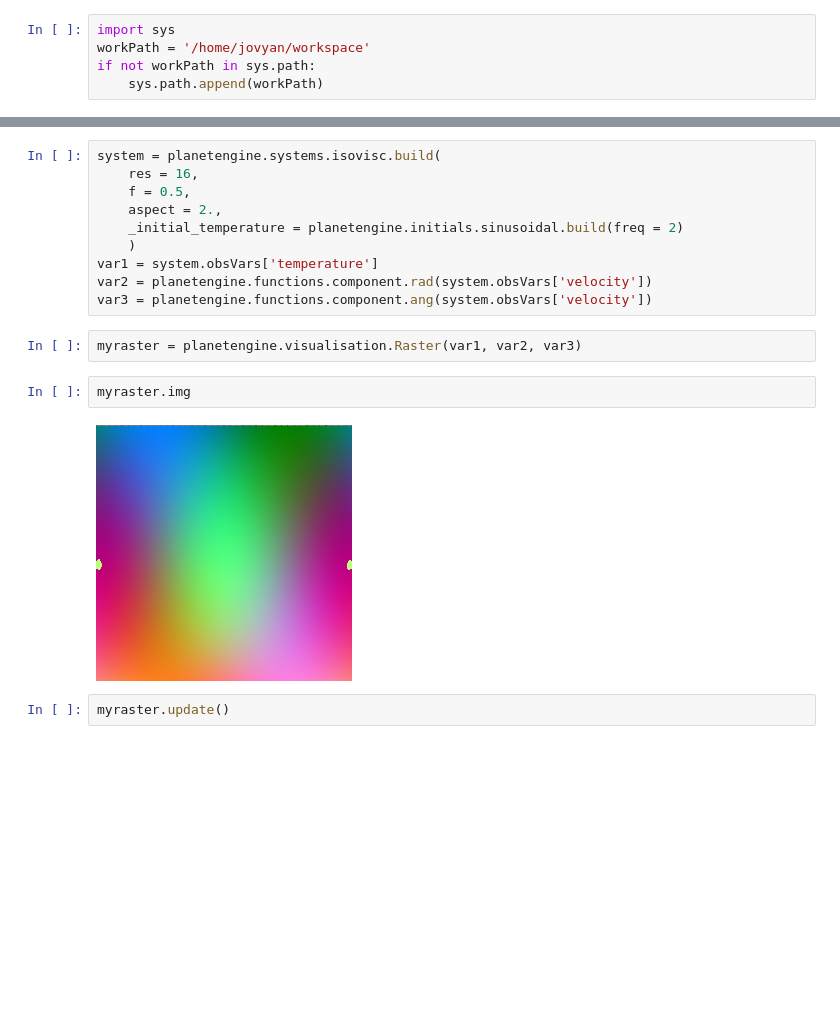
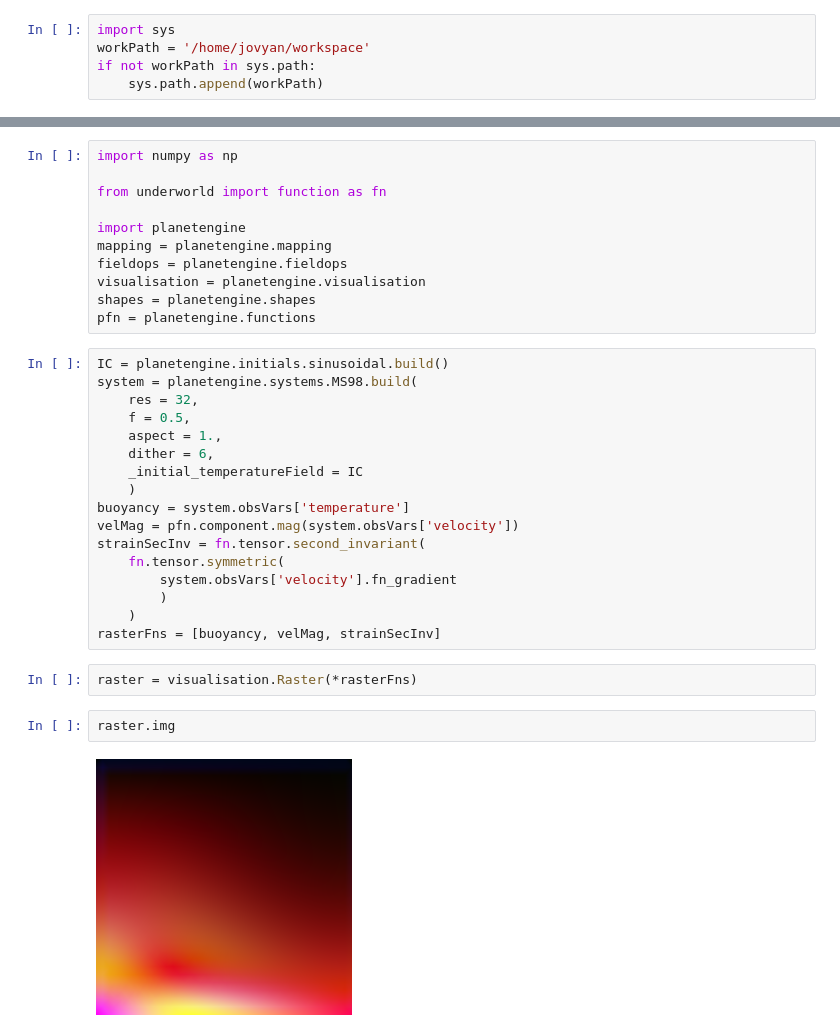
Before and after one commit to rsbyrne/codework, a Jupyter notebook: working_072d_raster.ipynb, the cells around one changed output, grey strips where cells are left out. Cells and saved outputs as stored; diff of their text form; blank space fills up the shorter version.

```diff
--- a/working_072d_raster.ipynb
+++ b/working_072d_raster.ipynb
@@ -8,18 +6,34 @@ import planetengine
-# %%
-system = planetengine.systems.isovisc.build(
-    res = 16,
-    f = 0.5,
-    aspect = 2.,
-    _initial_temperature = planetengine.initials.sinusoidal.build(freq = 2)
-    )
-var1 = system.obsVars['temperature']
-var2 = planetengine.functions.component.rad(system.obsVars['velocity'])
-var3 = planetengine.functions.component.ang(system.obsVars['velocity'])
-# %%
-myraster = planetengine.visualisation.Raster(var1, var2, var3)
+# %%
+import numpy as np
+
+from underworld import function as fn
+
+import planetengine
+mapping = planetengine.mapping
+fieldops = planetengine.fieldops
+visualisation = planetengine.visualisation
+shapes = planetengine.shapes
+pfn = planetengine.functions
+# %%
+IC = planetengine.initials.sinusoidal.build()
+system = planetengine.systems.MS98.build(
+    res = 32,
+    f = 0.5,
+    aspect = 1.,
+    dither = 6,
+    _initial_temperatureField = IC
+    )
+buoyancy = system.obsVars['temperature']
+velMag = pfn.component.mag(system.obsVars['velocity'])
+strainSecInv = fn.tensor.second_invariant(
+    fn.tensor.symmetric(
+        system.obsVars['velocity'].fn_gradient
+        )
+    )
+rasterFns = [buoyancy, velMag, strainSecInv]
+# %%
+raster = visualisation.Raster(*rasterFns)
 # %%
-myraster.img
+raster.img
 # %% [output]
-[figure, old version]
+[figure, new version]
-# %%
-myraster.update()
```
Also changed, not shown: parts of 3 cells of this notebook, 7 other files.
